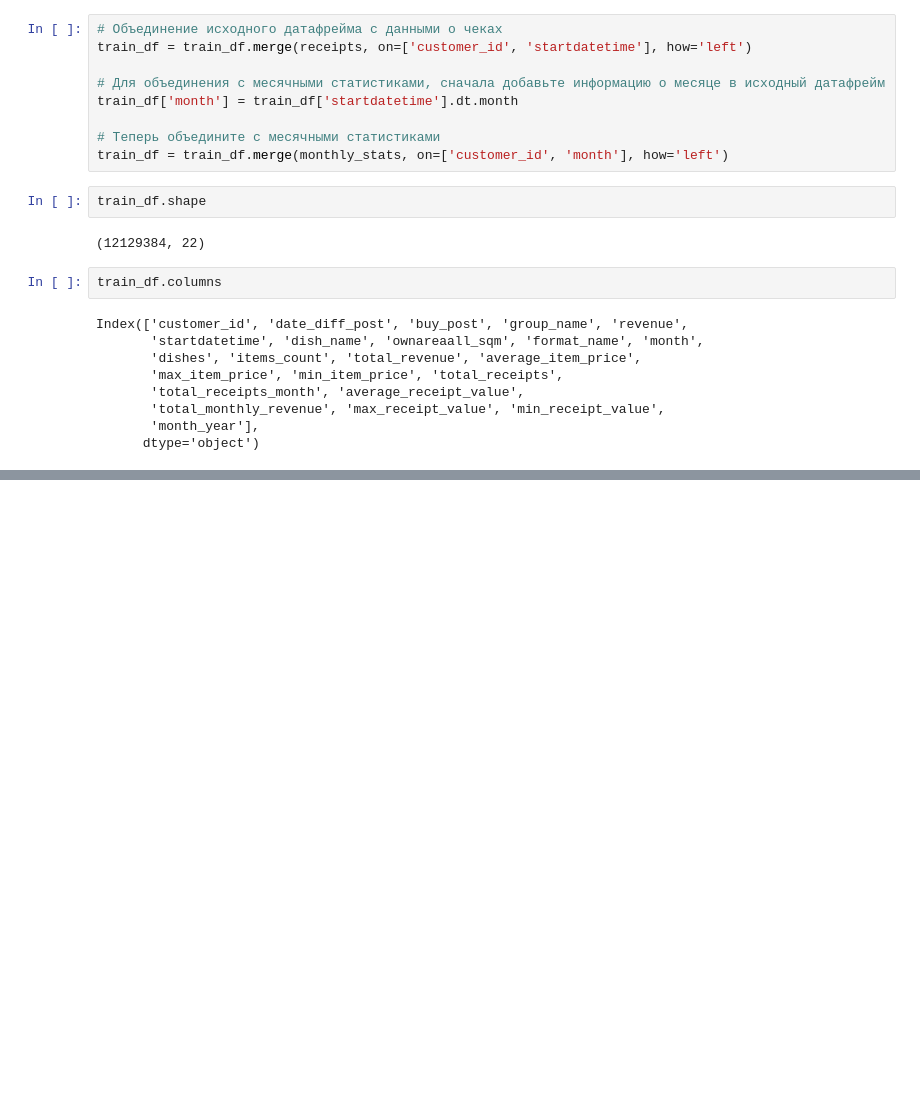
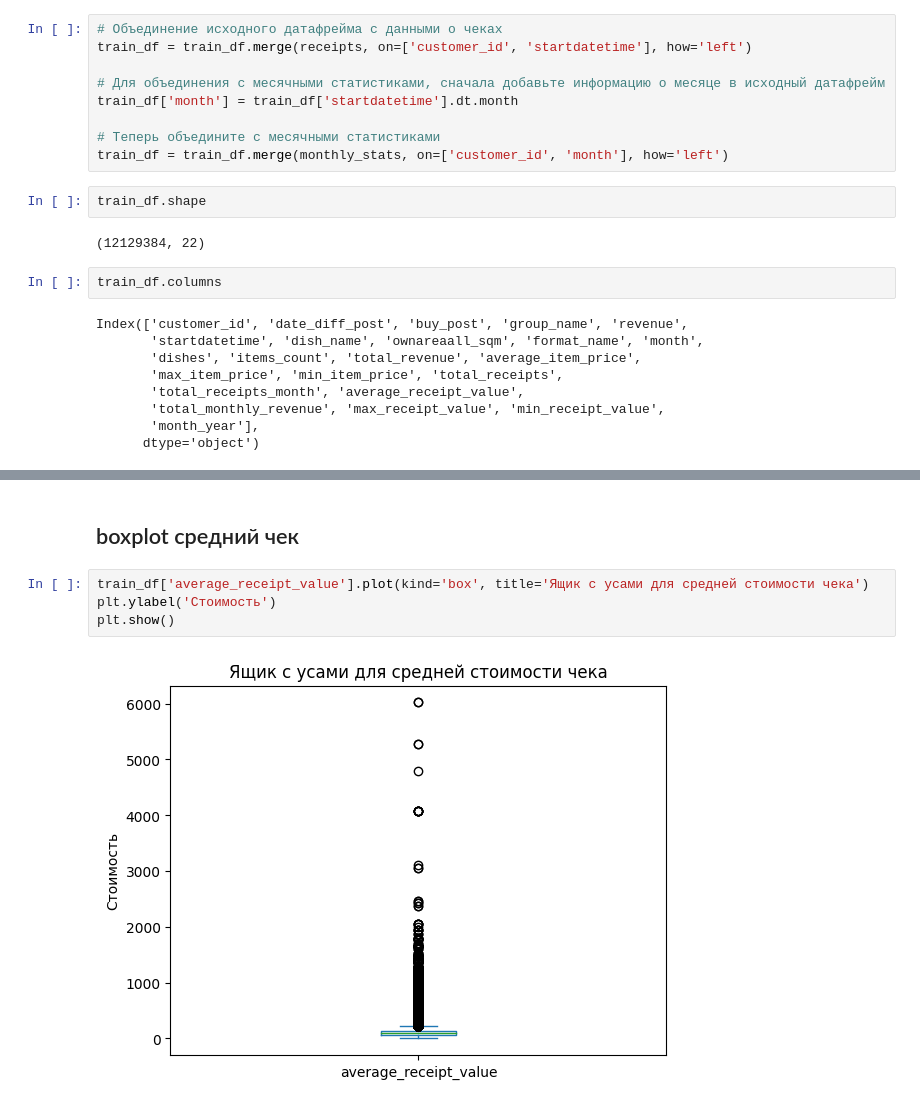
Before and after one commit to timur-nagimov/international_cp-burger_king-, a Jupyter notebook: EDA/EDA.ipynb, the cells around one changed output, grey strips where cells are left out. Drawn from its saved outputs; the diff is of its cells as text; blank space fills up the shorter version.

```diff
--- a/EDA/EDA.ipynb
+++ b/EDA/EDA.ipynb
@@ -289,0 +340,8 @@ Index(['customer_id', 'date_diff_post', 'buy_post', 'group_name', 'revenue',
+# %% [markdown]
+## boxplot средний чек
+# %%
+train_df['average_receipt_value'].plot(kind='box', title='Ящик с усами для средней стоимости чека')
+plt.ylabel('Стоимость')
+plt.show()
+# %% [output]
+[figure, added]
```
Also changed, not shown: parts of 23 cells of this notebook.
